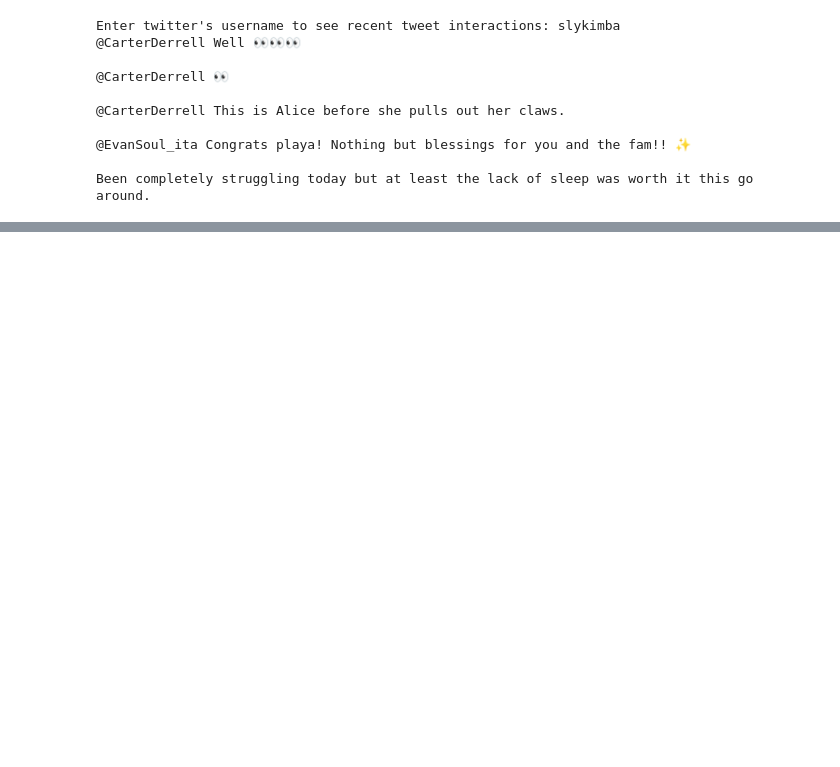
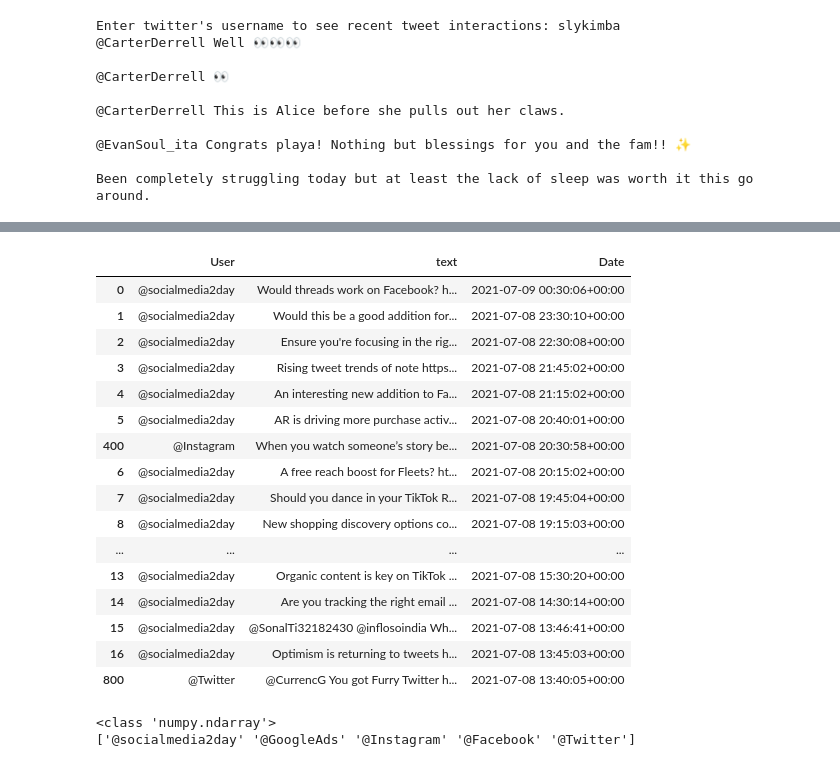
Before and after one commit to isaacm13/Twitter-Project, a Jupyter notebook: Main Code - Tweepy Project.ipynb, the cells around one changed output, grey strips where cells are left out. Drawn from its saved outputs; the diff is of its cells as text; code cells hidden in the pictures; blank space fills up the shorter version.

Commit message:
Input statement & CH portion add to Main py/ipynb

```diff
--- a/Main Code - Tweepy Project.ipynb
+++ b/Main Code - Tweepy Project.ipynb
@@ -331,0 +366,10 @@ df.to_csv('tweetsentimentanalysis.csv', index=False)
+# %%
+import pandas as pd
+df_saved_file = pd.read_csv('tweetsentimentanalysis.csv')
+print(df_saved_file.head())
+
+# Date right now is just a string, but as we need to sort by it later, it needs to be converted into a DateTime object
+# otherwise the sorting would just be alphabetical and not by time
+df_saved_file['Date'] = pd.to_datetime(df_saved_file['Date'])
+print(df_saved_file.head())
+df_saved_file['Date'].dtype # just proof that Date is now of a special datetime type
@@ -331,0 +395,21 @@ df.to_csv('tweetsentimentanalysis.csv', index=False)
+# %%
+# Quick test to see if sorting by data (new to old) works
+df_saved_file.sort_values(by="Date", ascending=False).head(20)
+# %% [output]
+|  | User | text | Date |
+| 0 | @socialmedia2day | Would threads work on Facebook? h... | 2021-07-09 00:30:06+00:00 |
+| 1 | @socialmedia2day | Would this be a good addition for... | 2021-07-08 23:30:10+00:00 |
+| 2 | @socialmedia2day | Ensure you're focusing in the rig... | 2021-07-08 22:30:08+00:00 |
+| 3 | @socialmedia2day | Rising tweet trends of note https... | 2021-07-08 21:45:02+00:00 |
+| 4 | @socialmedia2day | An interesting new addition to Fa... | 2021-07-08 21:15:02+00:00 |
+| 5 | @socialmedia2day | AR is driving more purchase activ... | 2021-07-08 20:40:01+00:00 |
+| 400 | @Instagram | When you watch someone’s story be... | 2021-07-08 20:30:58+00:00 |
+| 6 | @socialmedia2day | A free reach boost for Fleets? ht... | 2021-07-08 20:15:02+00:00 |
+| 7 | @socialmedia2day | Should you dance in your TikTok R... | 2021-07-08 19:45:04+00:00 |
+| 8 | @socialmedia2day | New shopping discovery options co... | 2021-07-08 19:15:03+00:00 |
+| ... | ... | ... | ... |
+| 13 | @socialmedia2day | Organic content is key on TikTok ... | 2021-07-08 15:30:20+00:00 |
+| 14 | @socialmedia2day | Are you tracking the right email ... | 2021-07-08 14:30:14+00:00 |
+| 15 | @socialmedia2day | @SonalTi32182430 @inflosoindia Wh... | 2021-07-08 13:46:41+00:00 |
+| 16 | @socialmedia2day | Optimism is returning to tweets h... | 2021-07-08 13:45:03+00:00 |
+| 800 | @Twitter | @CurrencG You got Furry Twitter h... | 2021-07-08 13:40:05+00:00 |
@@ -331,0 +419,8 @@ df.to_csv('tweetsentimentanalysis.csv', index=False)
+# %%
+# which users do we have in the df? Only those are valid input names.
+unique_users = df_saved_file["User"].unique() # will create a numpy array with all user names in your df
+print(type(unique_users))
+print(unique_users) # you can use it like a list of strings
+# %% [output]
+<class 'numpy.ndarray'>
+['@socialmedia2day' '@GoogleAds' '@Instagram' '@Facebook' '@Twitter']
```
Also changed, not shown: parts of 35 cells of this notebook, 3 other files.
